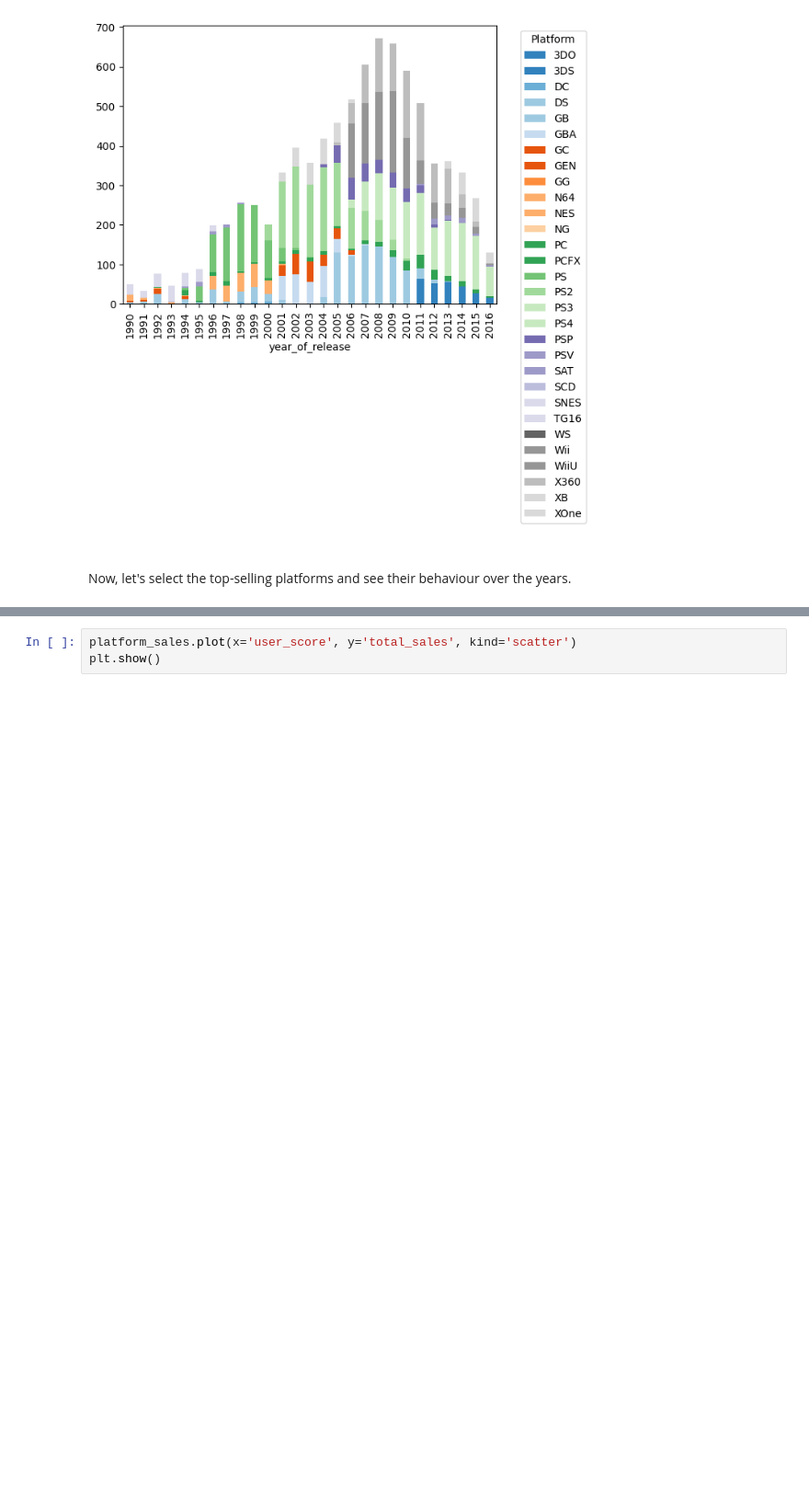
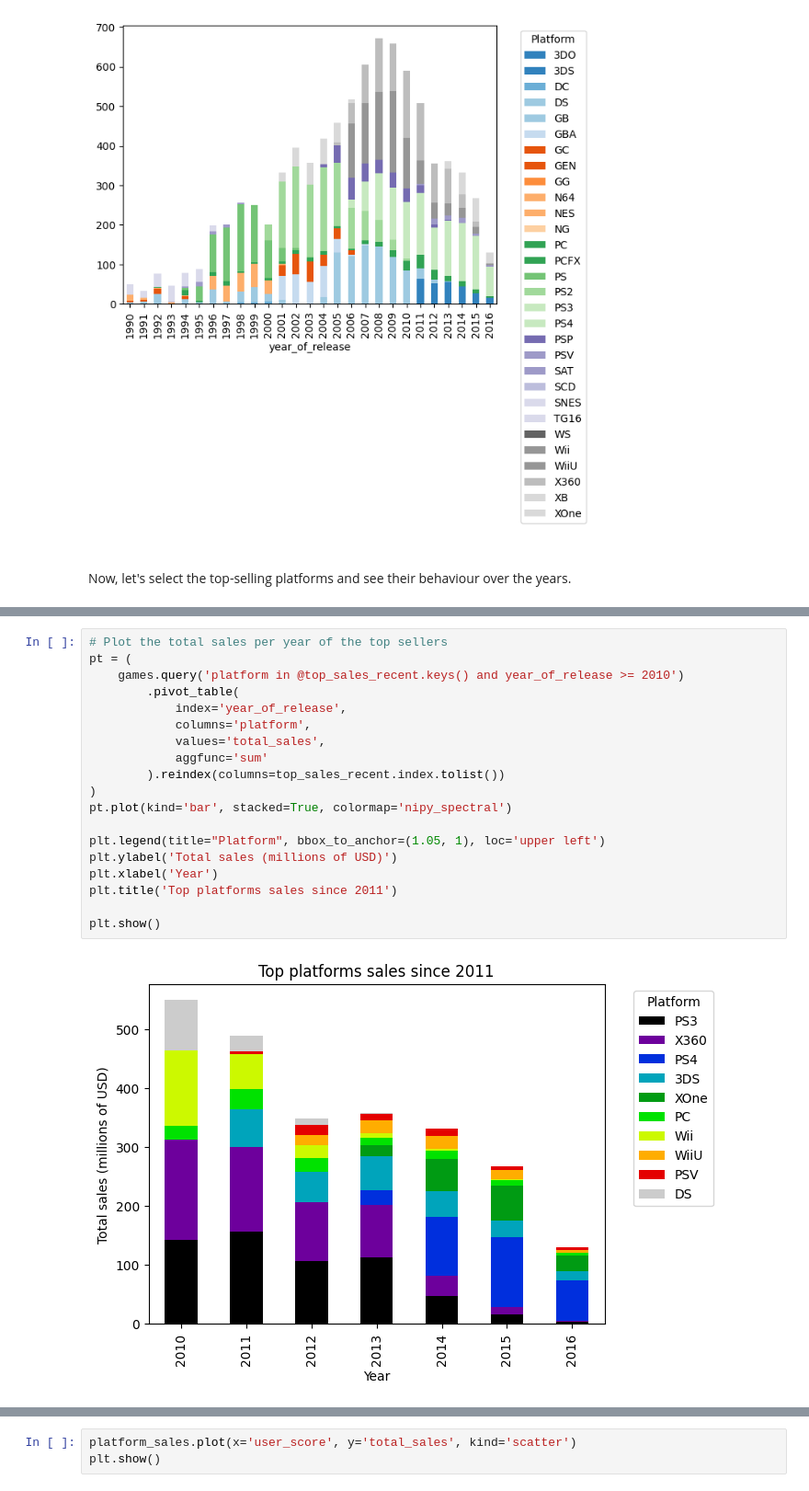
Before and after one commit to PabloHermun/videogames_succes, a Jupyter notebook: notebook.ipynb, the cells around one changed output, grey strips where cells are left out. Shown: that part at 92% size. Drawn from its saved outputs; the diff is of its cells as text; blank space fills up the shorter version.

```diff
--- a/notebook.ipynb
+++ b/notebook.ipynb
@@ -569,0 +603,21 @@ These top-selling Platforms tend to have **considerable sales for a period of ab
+# %%
+# Plot the total sales per year of the top sellers
+pt = (
+    games.query('platform in @top_sales_recent.keys() and year_of_release >= 2010')
+        .pivot_table(
+            index='year_of_release',
+            columns='platform',
+            values='total_sales',
+            aggfunc='sum'
+        ).reindex(columns=top_sales_recent.index.tolist())
+)
+pt.plot(kind='bar', stacked=True, colormap='nipy_spectral')
+
+plt.legend(title="Platform", bbox_to_anchor=(1.05, 1), loc='upper left')
+plt.ylabel('Total sales (millions of USD)')
+plt.xlabel('Year')
+plt.title('Top platforms sales since 2011')
+
+plt.show()
+# %% [output]
+[figure, added]
```
Also changed, not shown: parts of 24 cells of this notebook.
